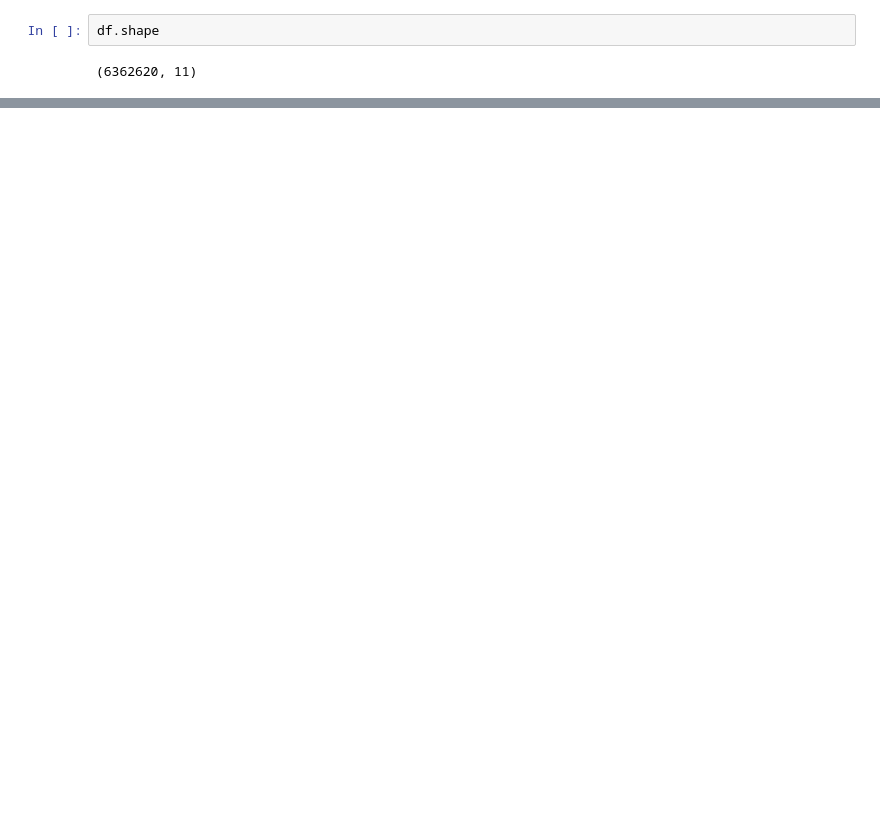
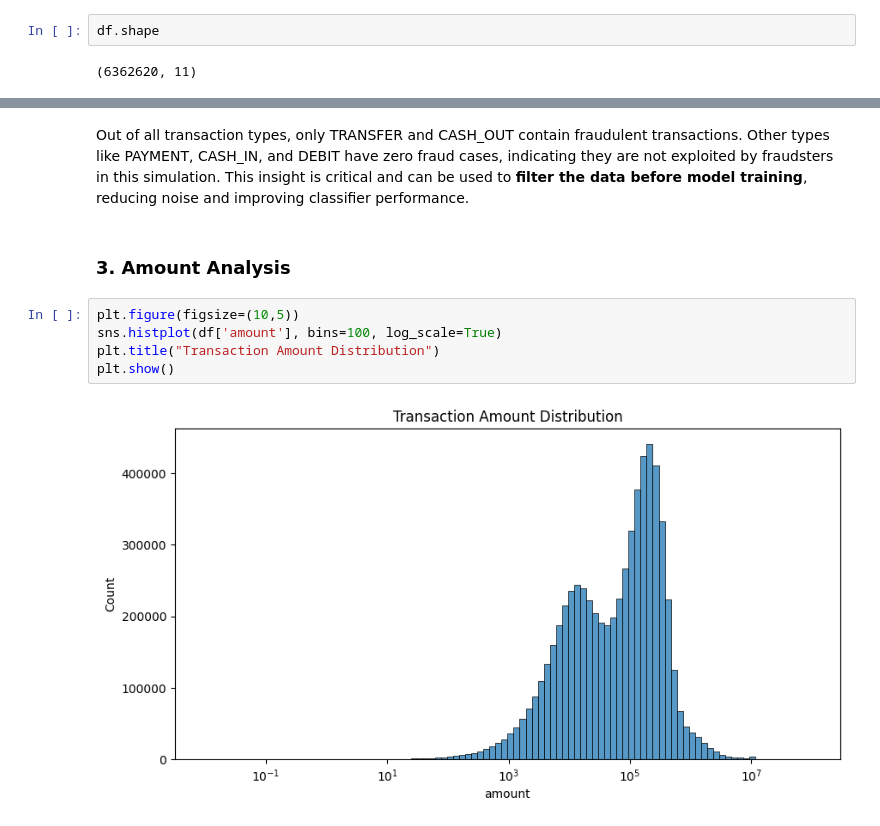
Before and after one commit to EishaEnan/mlops-real-time-fraud-detection-system, a Jupyter notebook: notebooks/01_eda_paysim.ipynb, the cells around one changed output, grey strips where cells are left out. Drawn from its saved outputs; the diff is of its cells as text; blank space fills up the shorter version.

```diff
--- a/notebooks/01_eda_paysim.ipynb
+++ b/notebooks/01_eda_paysim.ipynb
@@ -59,0 +110,12 @@ processed_df.head()
+# %% [markdown]
+Out of all transaction types, only TRANSFER and CASH_OUT contain fraudulent transactions. Other types like PAYMENT, CASH_IN, and DEBIT have zero fraud cases, indicating they are not exploited by fraudsters in this simulation.
+This insight is critical and can be used to **filter the data before model training**, reducing noise and improving classifier performance.
+# %% [markdown]
+### 3. Amount Analysis
+# %%
+plt.figure(figsize=(10,5))
+sns.histplot(df['amount'], bins=100, log_scale=True)
+plt.title("Transaction Amount Distribution")
+plt.show()
+# %% [output]
+[figure, added]
```
Also changed, not shown: parts of 39 cells of this notebook, 3 other files.
